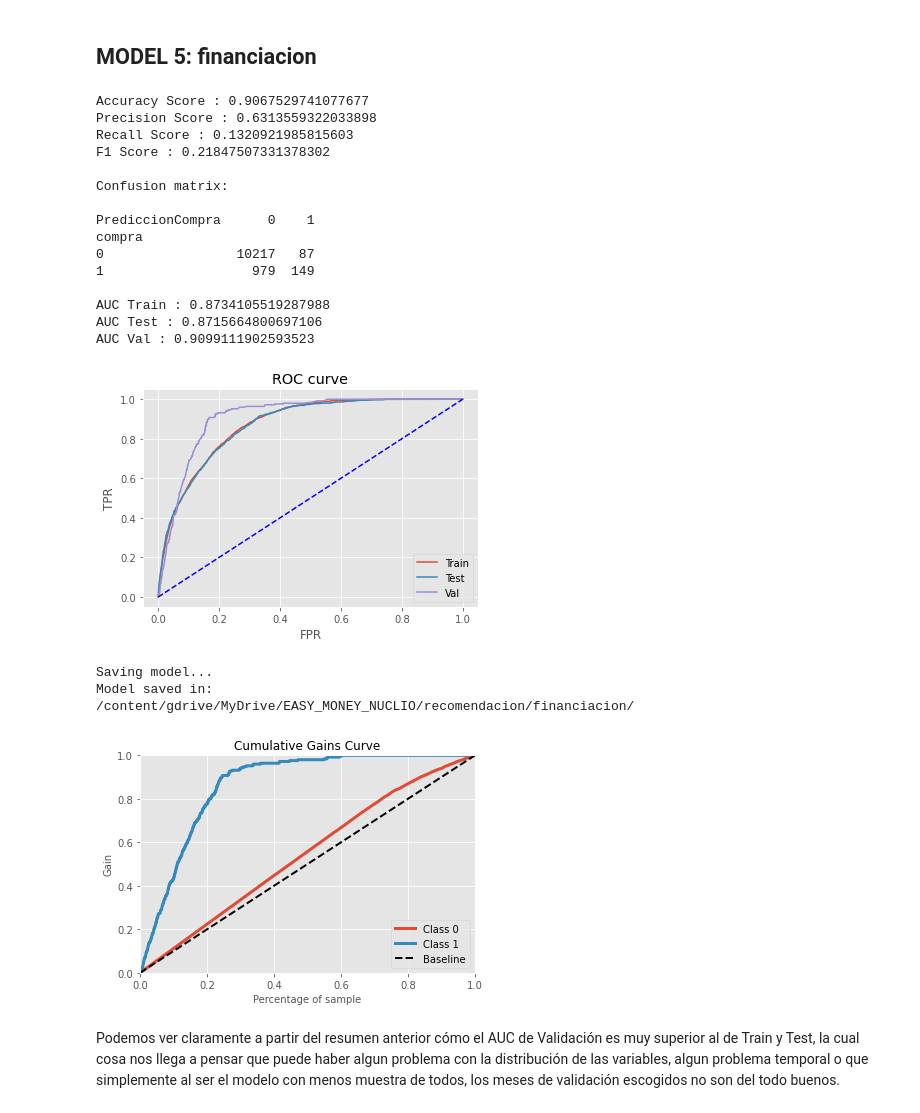
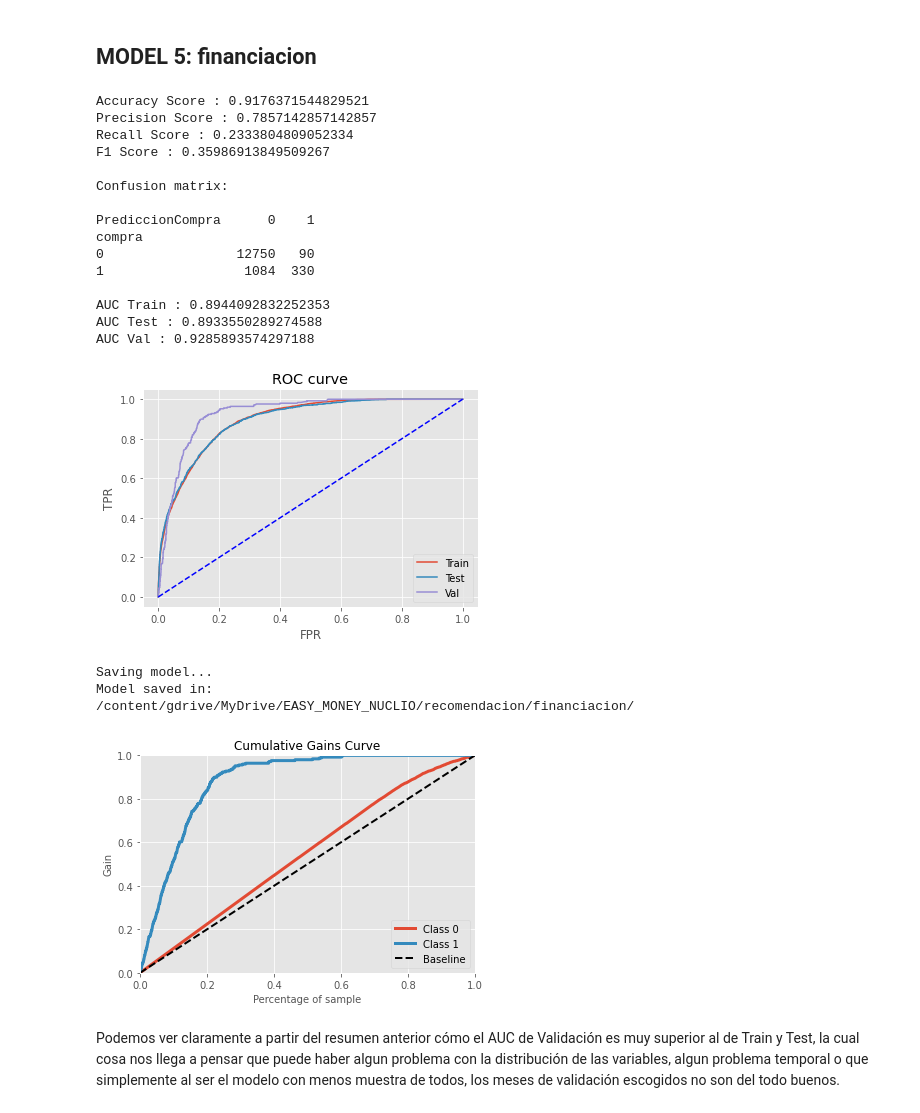
Before and after one commit to gerardtorrent97/easymoney-project, a Jupyter notebook: Recomendacion.ipynb, the cells around one changed output. Saved outputs shown, nothing was run; the diff lists cells and outputs as text; code cells hidden in the pictures.

```diff
--- a/Recomendacion.ipynb
+++ b/Recomendacion.ipynb
@@ -493,11 +493,11 @@ datasets = {}
 for target in TARGETS:
   compras = get_compras(df, target)
   compras = clean_compras(compras, df)
-  pool_no_compras = df[(df["em_acount"] == 0) & (df["pk_partition"] != "2018-01-28")].groupby("pk_cid")["pk_partition"].min().reset_index().set_index("pk_cid")
+  pool_no_compras = df[(df["em_acount"] == 0)].groupby("pk_cid")["pk_partition"].min().reset_index().set_index("pk_cid")
   pool_no_compras = clean_no_compras(compras, pool_no_compras)
   pool_no_compras["compra"] = 0
   dataset_target = pd.DataFrame(columns=["pk_partition", "compra"])
-  for month in DATES[1:-1]:
+  for month in DATES[0:-1]:
     compras_month, no_compras_clean = get_month_subset(compras, pool_no_compras, month)
     sample_size_nc = int(9 * compras_month.shape[0])
     if sample_size_nc <= no_compras_clean.shape[0]:
@@ -550,7 +550,7 @@ for target, dataset in datasets.items():
 FILES = os.listdir("/content/gdrive/MyDrive/EASY_MONEY_NUCLIO/recomendacion/")
 DATASETS = {}
 for file_name in FILES:
-  if "pkl" in file_name:
+  if ("pkl" in file_name) and ("preprocessed" not in file_name):
     target, _ = file_name.split("_df.pkl")
     DATASETS[target] = pd.read_pickle(f"/content/gdrive/MyDrive/EASY_MONEY_NUCLIO/recomendacion/{file_name}")
     DATASETS[target].drop(["pk_partition", "pk_cid", "entry_channel_Unknown"], axis=1, inplace=True)
@@ -1116,28 +1116,28 @@ ah_i.get_feature_importance().plot.bar()
 # %% [markdown]
 ## MODEL 5: financiacion
 # %%
-f = model_summary("financiacion", xgb.XGBClassifier(n_estimators=50, min_samples_leaf=100))
+f = model_summary("financiacion", xgb.XGBClassifier(n_estimators=50, min_samples_leaf=100, max_depth=4))
 # %% [output]
-Accuracy Score : 0.9067529741077677
-Precision Score : 0.6313559322033898
-Recall Score : 0.1320921985815603
-F1 Score : 0.21847507331378302
+Accuracy Score : 0.9176371544829521
+Precision Score : 0.7857142857142857
+Recall Score : 0.2333804809052334
+F1 Score : 0.35986913849509267
 
 Confusion matrix:
 
 PrediccionCompra      0    1
 compra
-0                 10217   87
-1                   979  149
+0                 12750   90
+1                  1084  330
 
-AUC Train : 0.8734105519287988
-AUC Test : 0.8715664800697106
-AUC Val : 0.9099111902593523
+AUC Train : 0.8944092832252353
+AUC Test : 0.8933550289274588
+AUC Val : 0.9285893574297188
-[figure, old version]
+[figure, new version]
 Saving model...
 Model saved in:
 /content/gdrive/MyDrive/EASY_MONEY_NUCLIO/recomendacion/financiacion/
-[figure, old version]
+[figure, new version]
 # %% [markdown]
 Podemos ver claramente a partir del resumen anterior cómo el AUC de Validación es muy superior al de Train y Test, la cual cosa nos llega a pensar que puede haber algun problema con la distribución de las variables, algun problema temporal o que simplemente al ser el modelo con menos muestra de todos, los meses de validación escogidos no son del todo buenos.
 # %%
```
Also changed, not shown: parts of 26 cells of this notebook.
